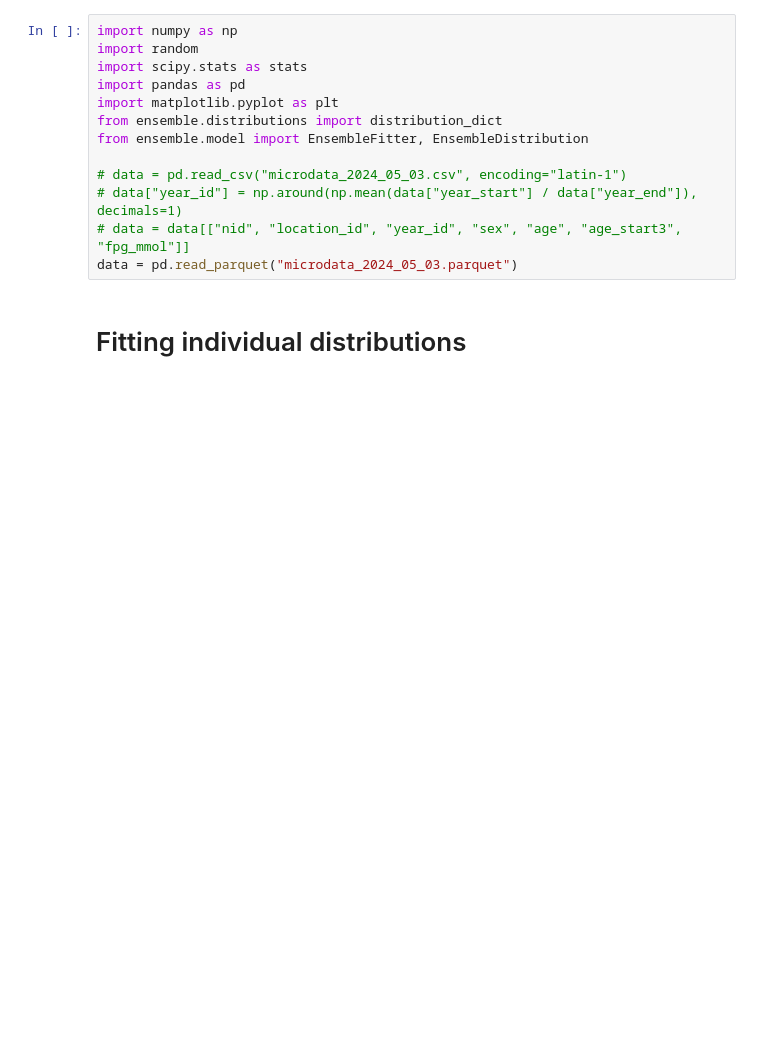
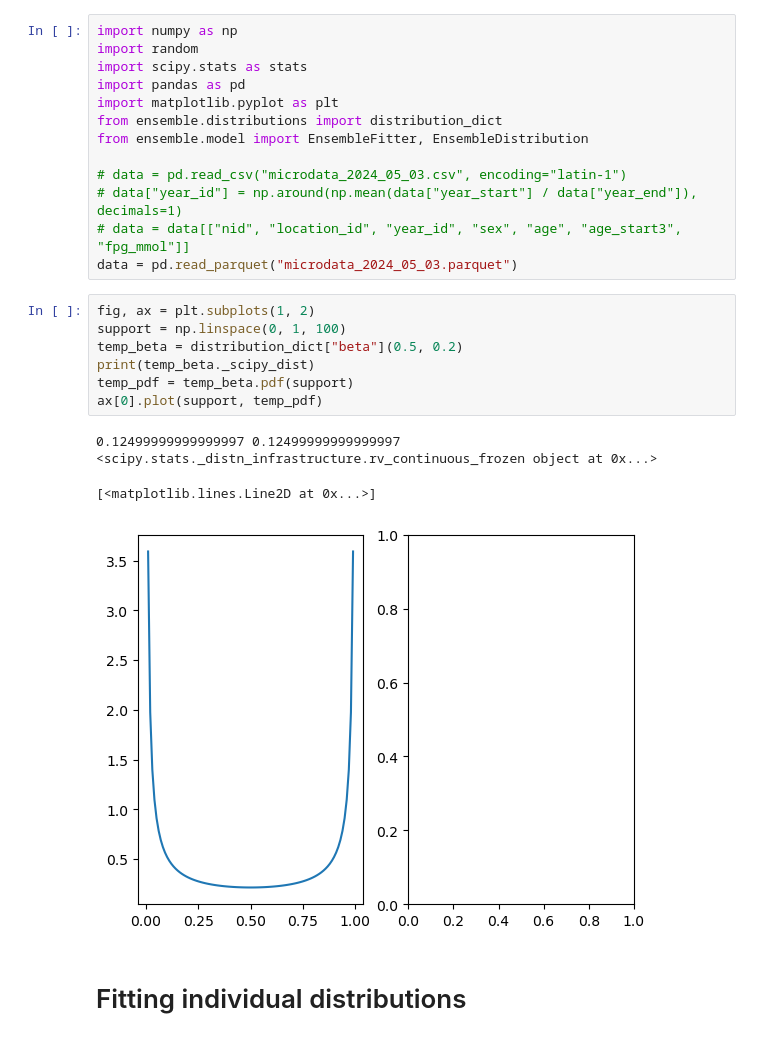
Before and after one commit to ihmeuw-msca/distrem, a Jupyter notebook: plots.ipynb, the cells around one changed output. Cells and saved outputs as stored; diff of their text form; blank space fills up the shorter version.

```diff
--- a/plots.ipynb
+++ b/plots.ipynb
@@ -11,6 +11,18 @@ from ensemble.model import EnsembleFitter, EnsembleDistribution
 # data["year_id"] = np.around(np.mean(data["year_start"] / data["year_end"]), decimals=1)
 # data = data[["nid", "location_id", "year_id", "sex", "age", "age_start3", "fpg_mmol"]]
 data = pd.read_parquet("microdata_2024_05_03.parquet")
+# %%
+fig, ax = plt.subplots(1, 2)
+support = np.linspace(0, 1, 100)
+temp_beta = distribution_dict["beta"](0.5, 0.2)
+print(temp_beta._scipy_dist)
+temp_pdf = temp_beta.pdf(support)
+ax[0].plot(support, temp_pdf)
+# %% [output]
+0.12499999999999997 0.12499999999999997
+<scipy.stats._distn_infrastructure.rv_continuous_frozen object at 0x...>
+[<matplotlib.lines.Line2D at 0x...>]
+[figure, added]
 # %% [markdown]
 # Fitting individual distributions
 # %%
```
Also changed, not shown: parts of 2 cells of this notebook, 4 other files.
